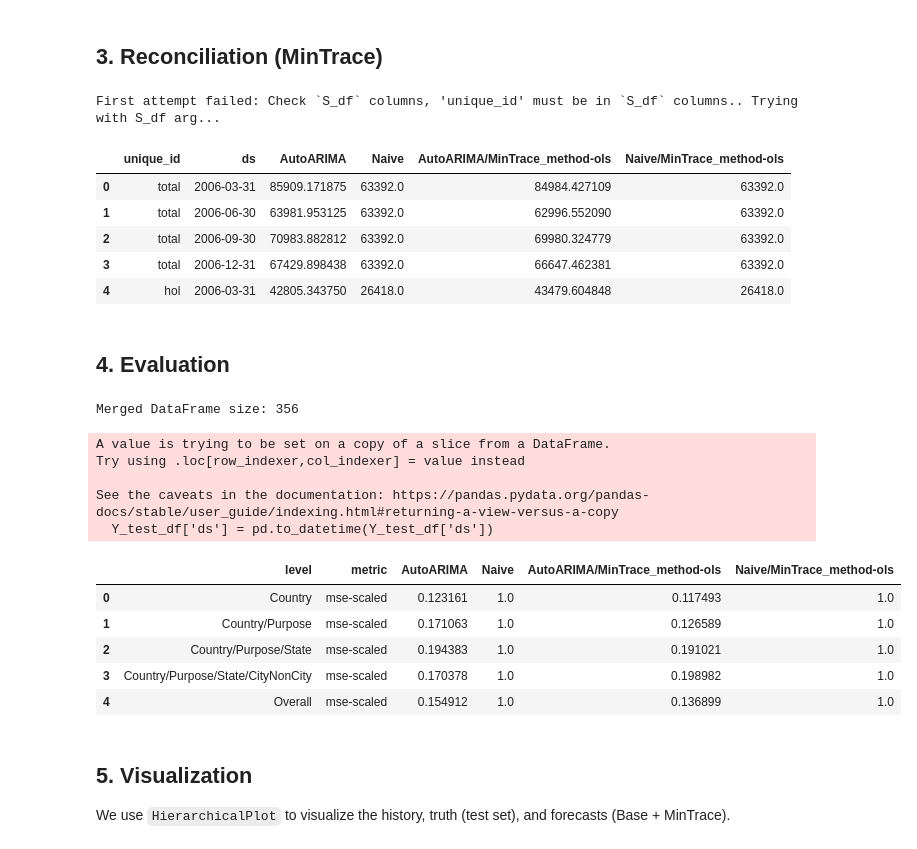
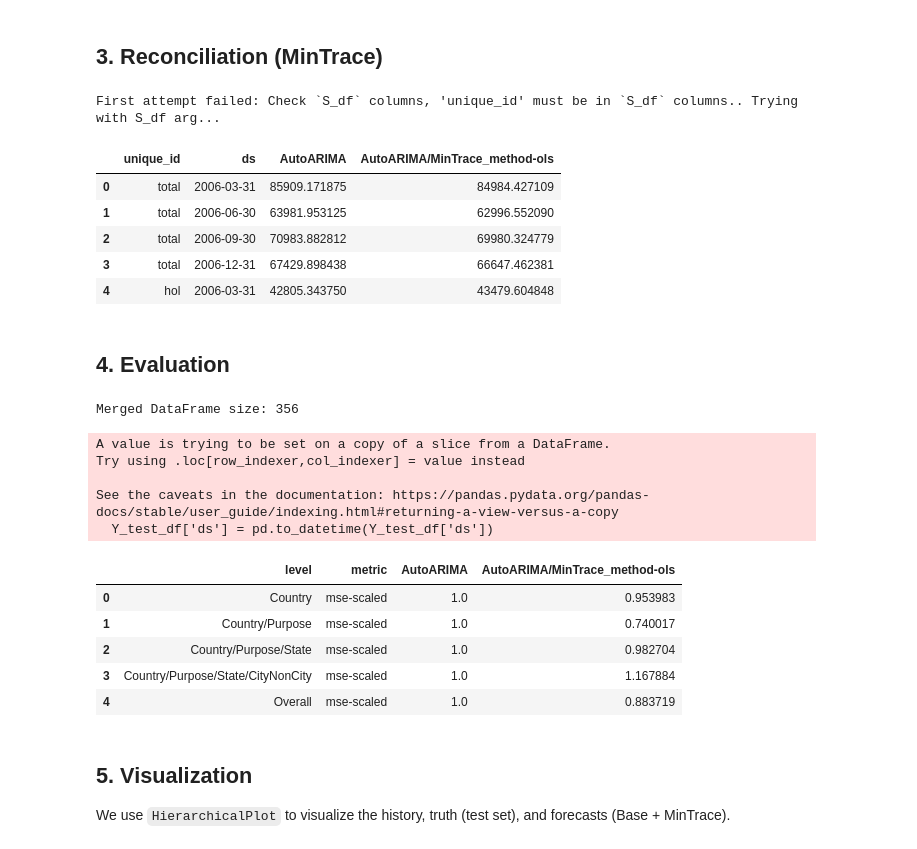
Before and after one commit to marcell-nemeth/HierarchicalTS, a Jupyter notebook: notebooks/mint_baseline_demo.ipynb, the cells around one changed output. Drawn from its saved outputs; the diff is of its cells as text; code cells hidden in the pictures.

```diff
--- a/notebooks/mint_baseline_demo.ipynb
+++ b/notebooks/mint_baseline_demo.ipynb
@@ -56,7 +56,7 @@ Test size: 356
 # %%
 # Compute base auto-ARIMA predictions
 # Ensure frequency matches dataset (Quarter End 'QE')
-fcst = StatsForecast(models=[AutoARIMA(season_length=4), Naive()],
+fcst = StatsForecast(models=[AutoARIMA(season_length=4)],
                      freq='QE', n_jobs=-1)
 
 Y_hat_df = fcst.forecast(df=Y_train_df, h=4)
@@ -89,48 +109,48 @@ except Exception as e:
 display(Y_rec_df.head())
 # %% [output]
 First attempt failed: Check `S_df` columns, 'unique_id' must be in `S_df` columns.. Trying with S_df arg...
-|  | unique_id | ds | AutoARIMA | Naive | AutoARIMA/MinTrace_method-ols | Naive/MinTrace_method-ols |
-| 0 | total | 2006-03-31 | 85909.171875 | 63392.0 | 84984.427109 | 63392.0 |
-| 1 | total | 2006-06-30 | 63981.953125 | 63392.0 | 62996.552090 | 63392.0 |
-| 2 | total | 2006-09-30 | 70983.882812 | 63392.0 | 69980.324779 | 63392.0 |
-| 3 | total | 2006-12-31 | 67429.898438 | 63392.0 | 66647.462381 | 63392.0 |
-| 4 | hol | 2006-03-31 | 42805.343750 | 26418.0 | 43479.604848 | 26418.0 |
+|  | unique_id | ds | AutoARIMA | AutoARIMA/MinTrace_method-ols |
+| 0 | total | 2006-03-31 | 85909.171875 | 84984.427109 |
+| 1 | total | 2006-06-30 | 63981.953125 | 62996.552090 |
+| 2 | total | 2006-09-30 | 70983.882812 | 69980.324779 |
+| 3 | total | 2006-12-31 | 67429.898438 | 66647.462381 |
+| 4 | hol | 2006-03-31 | 42805.343750 | 43479.604848 |
 # %% [markdown]
 ## 4. Evaluation
 # %%
 # Combine reconciled forecasts with test data
 # Ensure data types match for merge
 Y_rec_df['ds'] = pd.to_datetime(Y_rec_df['ds'])
 Y_test_df['ds'] = pd.to_datetime(Y_test_df['ds'])
 
 df = Y_rec_df.merge(Y_test_df, on=['unique_id', 'ds'])
 
 print(f"Merged DataFrame size: {len(df)}")
 if len(df) == 0:
     print("WARNING: Empty merge. Checking dates...")
     print("Forecast Dates:", Y_rec_df['ds'].unique())
     print("Test Dates:", Y_test_df['ds'].unique())
 
 # Evaluate using the standalone evaluate function
 evaluation_df = evaluate(df=df,
                       tags=tags,
                       metrics=[mse],
-                      benchmark="Naive")
+                      benchmark="AutoARIMA")
 
 display(evaluation_df)
 # %% [output]
 Merged DataFrame size: 356
 A value is trying to be set on a copy of a slice from a DataFrame.
 Try using .loc[row_indexer,col_indexer] = value instead
 
 See the caveats in the documentation: https://pandas.pydata.org/pandas-docs/stable/user_guide/indexing.html#returning-a-view-versus-a-copy
   Y_test_df['ds'] = pd.to_datetime(Y_test_df['ds'])
-|  | level | metric | AutoARIMA | Naive | AutoARIMA/MinTrace_method-ols | Naive/MinTrace_method-ols |
-| 0 | Country | mse-scaled | 0.123161 | 1.0 | 0.117493 | 1.0 |
-| 1 | Country/Purpose | mse-scaled | 0.171063 | 1.0 | 0.126589 | 1.0 |
-| 2 | Country/Purpose/State | mse-scaled | 0.194383 | 1.0 | 0.191021 | 1.0 |
-| 3 | Country/Purpose/State/CityNonCity | mse-scaled | 0.170378 | 1.0 | 0.198982 | 1.0 |
-| 4 | Overall | mse-scaled | 0.154912 | 1.0 | 0.136899 | 1.0 |
+|  | level | metric | AutoARIMA | AutoARIMA/MinTrace_method-ols |
+| 0 | Country | mse-scaled | 1.0 | 0.953983 |
+| 1 | Country/Purpose | mse-scaled | 1.0 | 0.740017 |
+| 2 | Country/Purpose/State | mse-scaled | 1.0 | 0.982704 |
+| 3 | Country/Purpose/State/CityNonCity | mse-scaled | 1.0 | 1.167884 |
+| 4 | Overall | mse-scaled | 1.0 | 0.883719 |
 # %% [markdown]
 ## 5. Visualization
 
```
Also changed, not shown: parts of 4 cells of this notebook.
